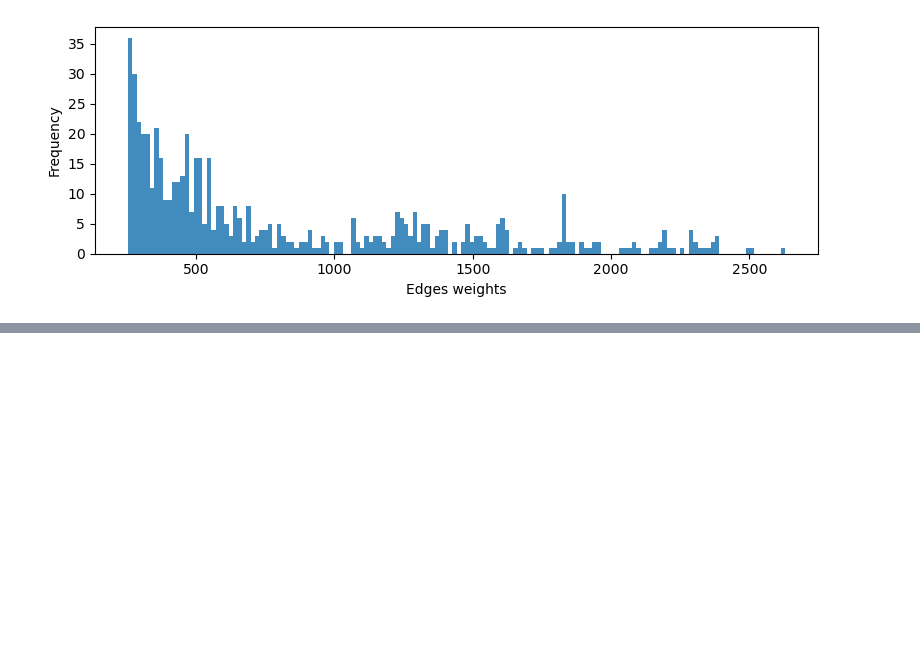
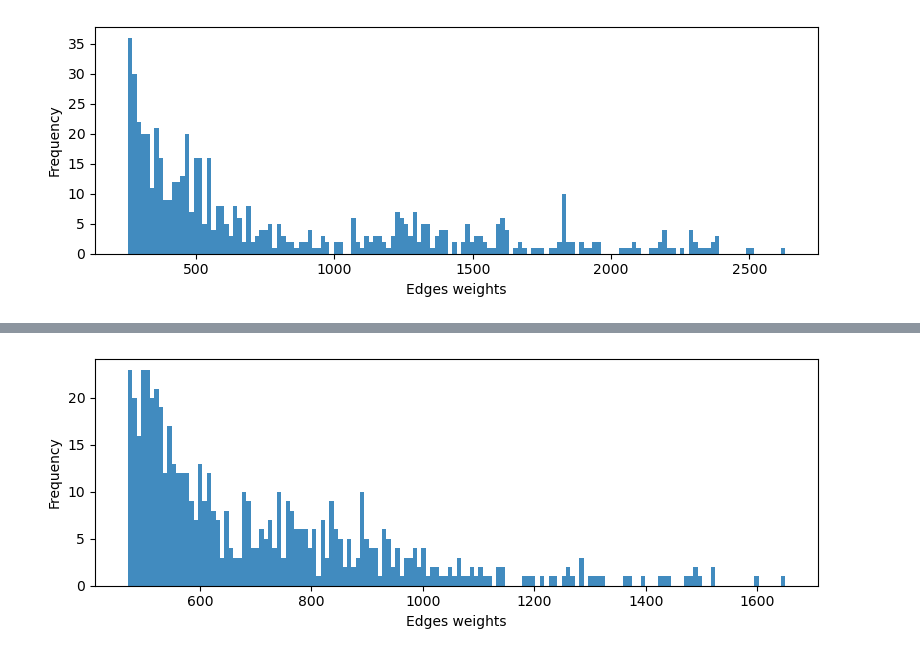
Before and after one commit to DeepenData/Graph_Neural_Networks_and_Phenylketonuria, a Jupyter notebook: src/step08_graw_tool_visualization.ipynb, the cells around one changed output, grey strips where cells are left out. Saved outputs shown, nothing was run; the diff lists cells and outputs as text; code cells hidden in the pictures; blank space fills up the shorter version.

```diff
--- a/src/step08_graw_tool_visualization.ipynb
+++ b/src/step08_graw_tool_visualization.ipynb
@@ -76,0 +119,14 @@ plt.show()
+# %%
+edge_weights.select_dtypes(include=np.number).sum(axis=1).plot.hist(logy = False, figsize=(8,3),
+                                                                    bins=150, alpha=0.85)
+
+
+
+plt.xlabel('Edges weights')
+#plt.ylabel(None)
+#plt.ylabel("common Y")
+#fig.supylabel('common y label')
+plt.tight_layout()
+plt.show()
+# %% [output]
+[figure, added]
```
Also changed, not shown: parts of 5 cells of this notebook, 8 other files.
